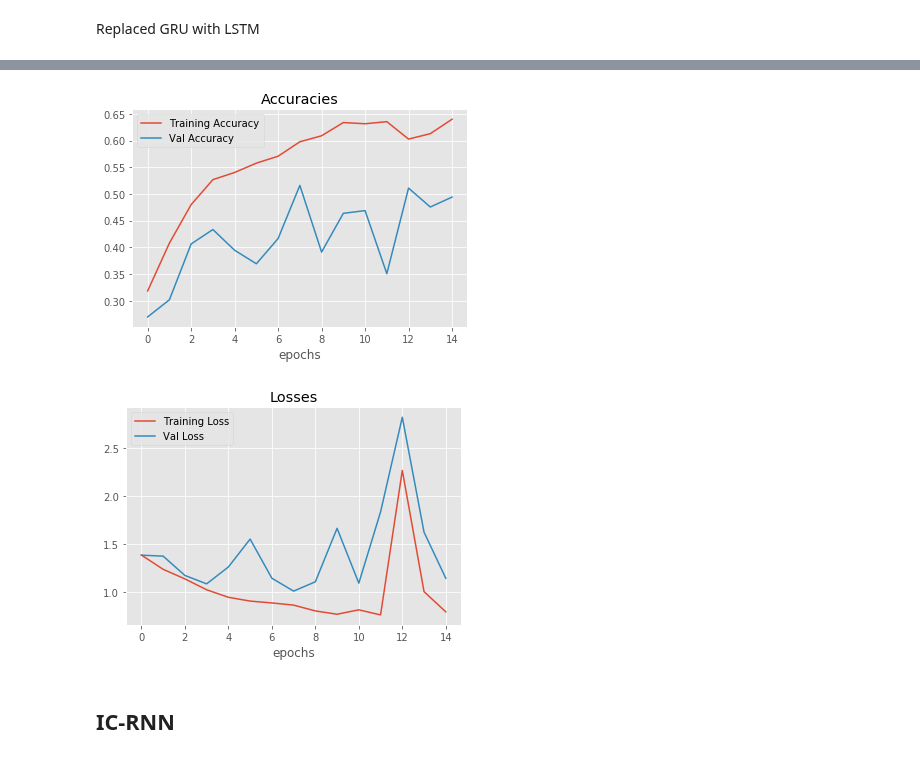
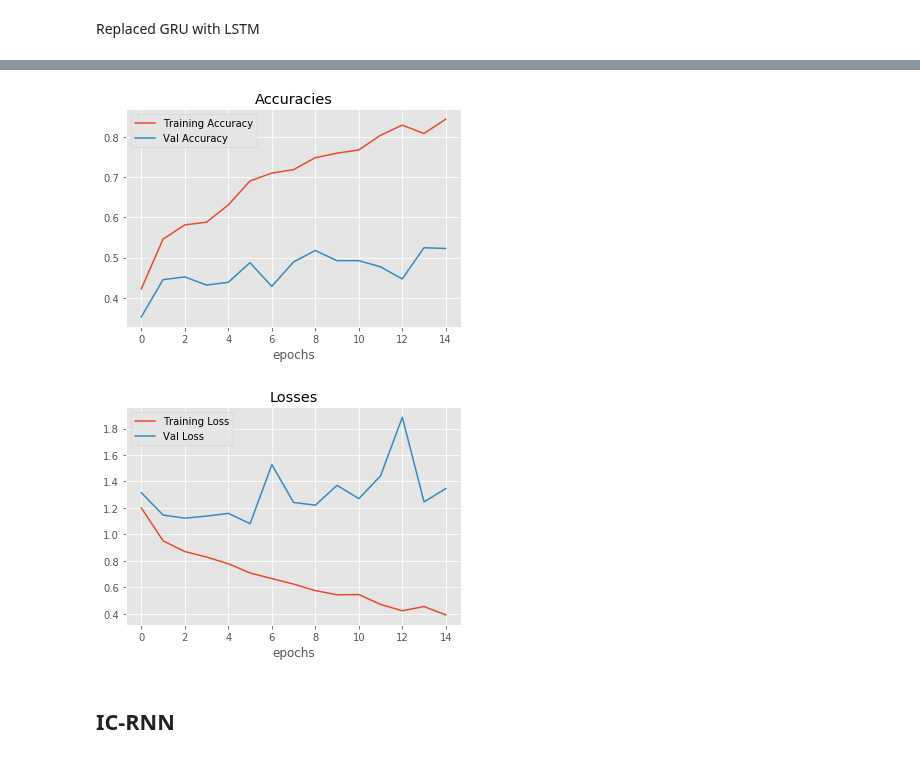
Before and after one commit to kunalpatel1793/Neural-Nets-Final-Project, a Jupyter notebook: Model.ipynb, the cells around one changed output, grey strips where cells are left out. Saved outputs shown, nothing was run; the diff lists cells and outputs as text; code cells hidden in the pictures.

```diff
--- a/Model.ipynb
+++ b/Model.ipynb
@@ -24,7 +22,7 @@ def plot_hist(vals,labels='Null',title='Null',xlabel='epochs'):
     plt.legend()
     plt.show()
 # %%
-A01T = h5py.File('datasets/A01T_slice.mat','r')
+A01T = h5py.File('/home/carla/Downloads/project_datasets/project_datasets/A01T_slice.mat','r')
 data = np.copy(A01T['image'])
 data = np.transpose(data,(0,2,1))
 data = data[:,:,:22]
@@ -315,10 +326,10 @@ model.add(MaxPooling1D())                                  #From VGGnet
 model.add(Dropout(0.25))                                   #From VGGnet
 #model.add(Flatten())
 
-model.add(LSTM(32,activation='relu',return_sequences=True))
-model.add(LSTM(32,activation='relu',return_sequences=True))
-model.add(LSTM(32,activation='relu',return_sequences=True))
-model.add(LSTM(32,activation='relu'))
+model.add(LSTM(32,activation='tanh',return_sequences=True))
+model.add(LSTM(32,activation='tanh',return_sequences=True))
+#model.add(LSTM(32,activation='tanh',return_sequences=True))
+model.add(LSTM(32,activation='tanh'))
 
 #model.add(Dense(256, activation='relu'))                   #From VGGnet, but makes model suck
 #model.add(Dropout(0.5))                                    #From VGGnet, but makes model suck
@@ -328,7 +339,7 @@ model.add(Dense(4, activation='softmax'))
 #sgd = SGD(lr=0.01, decay=1e-6, momentum=0.9, nesterov=True)
 #model.compile(loss='categorical_crossentropy', optimizer=sgd,metrics=['accuracy'])
 
-model.compile(optimizer = 'rmsprop',
+model.compile(optimizer = 'adam',
              loss = 'categorical_crossentropy',
              metrics=['accuracy'])
 
@@ -345,5 +356,5 @@ Test Results are  [0.97514854478836055, 0.52800000047683715]
-[figure, old version]
+[figure, new version]
-[figure, old version]
+[figure, new version]
 # %% [markdown]
 ## IC-RNN
 # %%
```
Also changed, not shown: parts of 13 cells of this notebook.
